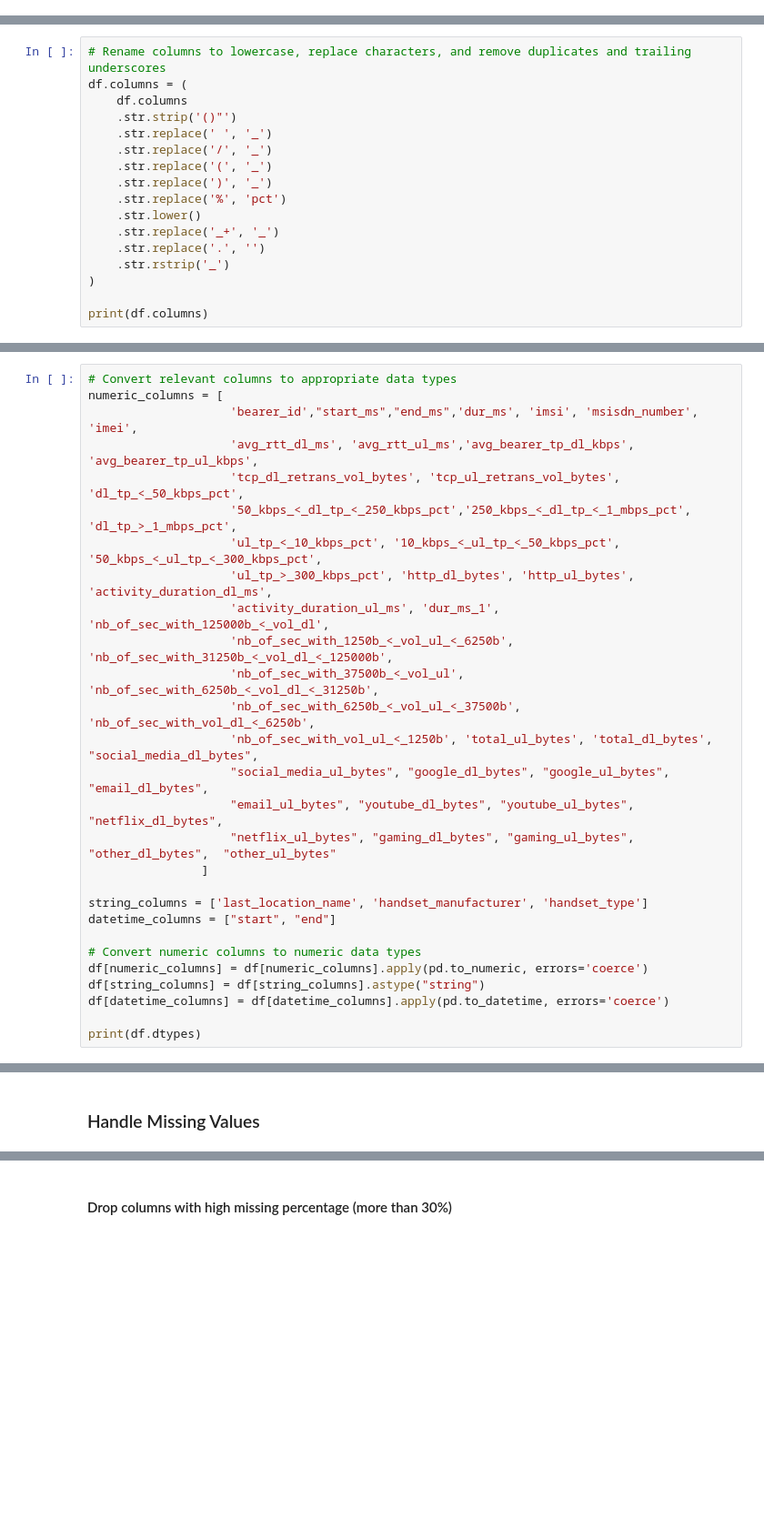
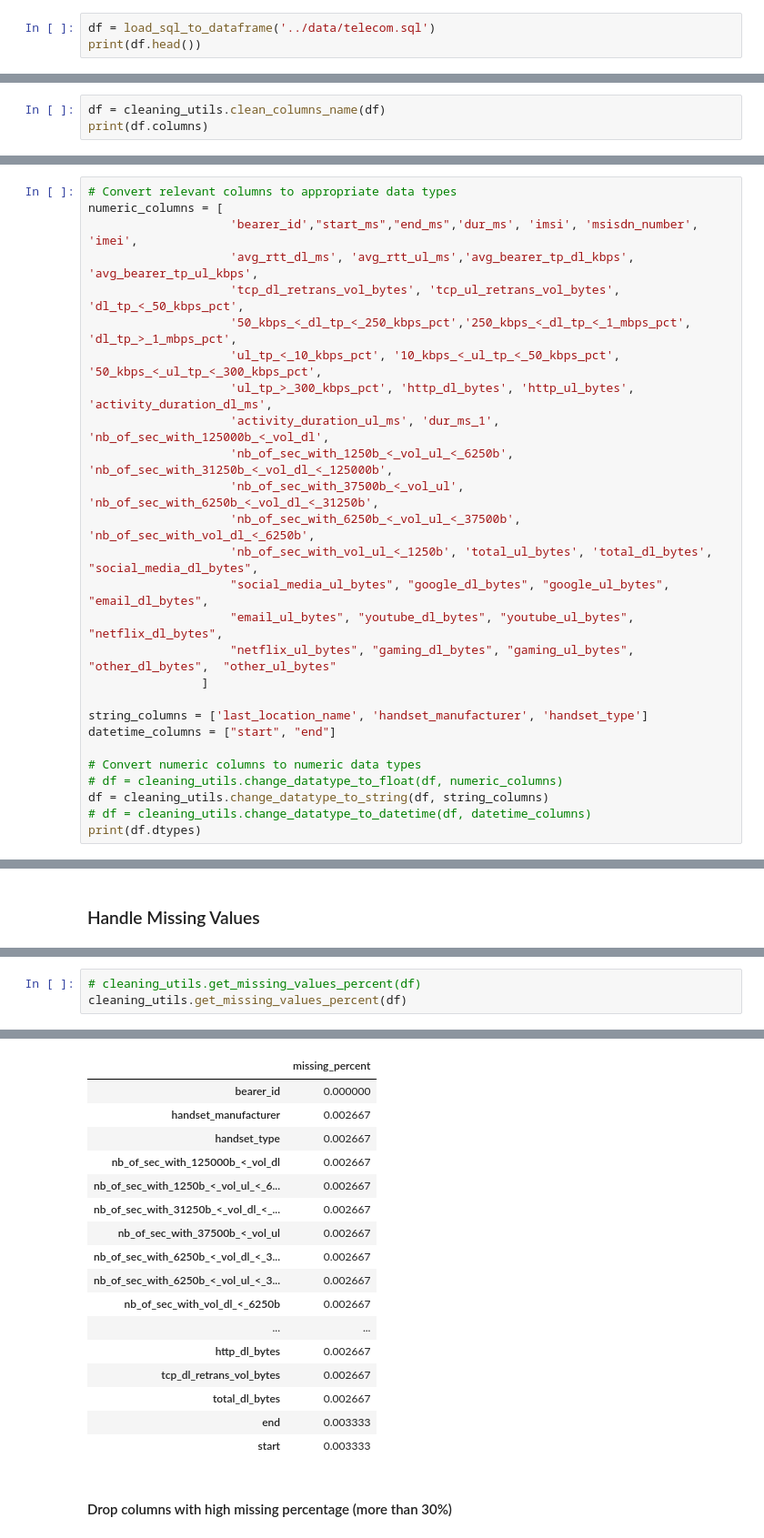
Before and after one commit to birehan/TellCo-Telecom-Analytics, a Jupyter notebook: notebooks/data_preprocessing.ipynb, the cells around one changed output, grey strips where cells are left out. Shown at 91% size. Saved outputs shown, nothing was run; the diff lists cells and outputs as text; blank space fills up the shorter version.

Commit message:
feat: create logger file and utils for data preprocessing and load data to the database

```diff
--- a/notebooks/data_preprocessing.ipynb
+++ b/notebooks/data_preprocessing.ipynb
@@ -62,0 +28,3 @@ print(df.head())
+# %%
+df = load_sql_to_dataframe('../data/telecom.sql')
+print(df.head())
@@ -128,20 +115,3 @@ Index(['("Bearer Id"', '"Start"', '"Start ms"', '"End"', '"End ms"',
        '"Gaming UL (Bytes)"', '"Other DL (Bytes)"', '"Other UL (Bytes)"',
        '"Total UL (Bytes)"', '"Total DL (Bytes)")'],
       dtype='object')
-# %%
-# Rename columns to lowercase, replace characters, and remove duplicates and trailing underscores
-df.columns = (
-    df.columns
-    .str.strip('()"')
-    .str.replace(' ', '_')
-    .str.replace('/', '_')
-    .str.replace('(', '_')
-    .str.replace(')', '_')
-    .str.replace('%', 'pct')
-    .str.lower()
-    .str.replace('_+', '_')
-    .str.replace('.', '')
-    .str.rstrip('_')
-)
-
-print(df.columns)
@@ -165,0 +118,3 @@ Index(['bearer_id', 'start', 'start_ms', 'end', 'end_ms', 'dur_ms', 'imsi',
+# %%
+df = cleaning_utils.clean_columns_name(df)
+print(df.columns)
@@ -206,9 +180,8 @@ string_columns = ['last_location_name', 'handset_manufacturer', 'handset_type']
 datetime_columns = ["start", "end"]
 
 # Convert numeric columns to numeric data types
-df[numeric_columns] = df[numeric_columns].apply(pd.to_numeric, errors='coerce')
-df[string_columns] = df[string_columns].astype("string")
-df[datetime_columns] = df[datetime_columns].apply(pd.to_datetime, errors='coerce')
-
+# df = cleaning_utils.change_datatype_to_float(df, numeric_columns)
+df = cleaning_utils.change_datatype_to_string(df, string_columns)
+# df = cleaning_utils.change_datatype_to_datetime(df, datetime_columns)
 print(df.dtypes)
 # %% [output]
@@ -268,0 +208,4 @@ dtype: float64
+# %%
+# cleaning_utils.get_missing_values_percent(df)
+cleaning_utils.get_missing_values_percent(df)
+# %% [output]
@@ -269,3 +213,20 @@ dtype: float64
+|  | missing_percent |
+| bearer_id | 0.000000 |
+| handset_manufacturer | 0.002667 |
+| handset_type | 0.002667 |
+| nb_of_sec_with_125000b_<_vol_dl | 0.002667 |
+| nb_of_sec_with_1250b_<_vol_ul_<_6... | 0.002667 |
+| nb_of_sec_with_31250b_<_vol_dl_<_... | 0.002667 |
+| nb_of_sec_with_37500b_<_vol_ul | 0.002667 |
+| nb_of_sec_with_6250b_<_vol_dl_<_3... | 0.002667 |
+| nb_of_sec_with_6250b_<_vol_ul_<_3... | 0.002667 |
+| nb_of_sec_with_vol_dl_<_6250b | 0.002667 |
+| ... | ... |
+| http_dl_bytes | 0.002667 |
+| tcp_dl_retrans_vol_bytes | 0.002667 |
+| total_dl_bytes | 0.002667 |
+| end | 0.003333 |
+| start | 0.003333 |
 # %% [markdown]
 #### Drop columns with high missing percentage (more than 30%)
 # %%
```
Also changed, not shown: parts of 15 cells of this notebook, 5 other files.
